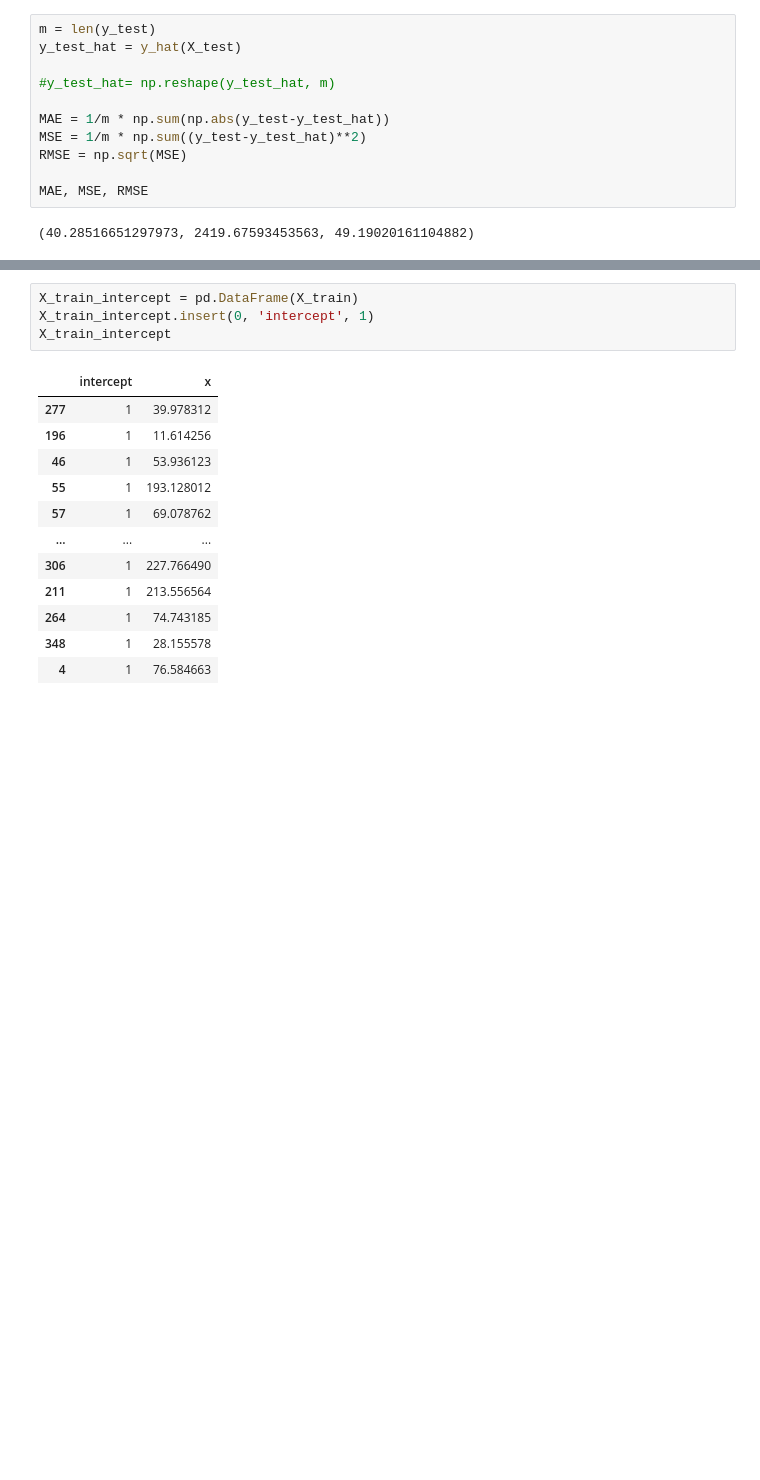
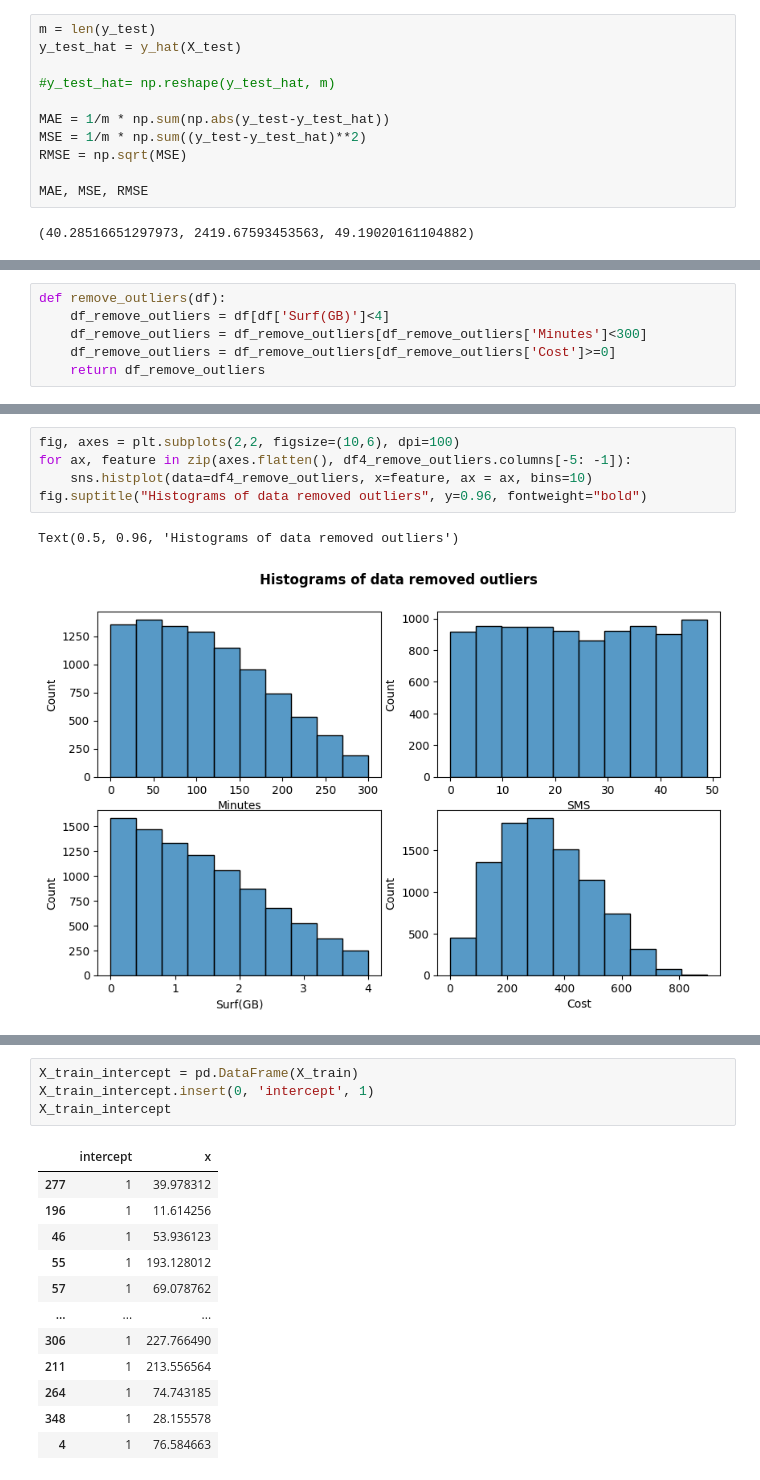
Before and after one commit to yuna-liu/Maskininlarning-Yuna-Liu, a Jupyter notebook: Exercises/E00_linear_regression.ipynb, the cells around one changed output, grey strips where cells are left out. Cells and saved outputs as stored; diff of their text form; blank space fills up the shorter version.

```diff
--- a/Exercises/E00_linear_regression.ipynb
+++ b/Exercises/E00_linear_regression.ipynb
@@ -465,0 +501,6 @@ d)
+# %%
+def remove_outliers(df):
+    df_remove_outliers = df[df['Surf(GB)']<4]
+    df_remove_outliers = df_remove_outliers[df_remove_outliers['Minutes']<300]
+    df_remove_outliers = df_remove_outliers[df_remove_outliers['Cost']>=0]
+    return df_remove_outliers
@@ -466,3 +512,11 @@ d)
+# %%
+fig, axes = plt.subplots(2,2, figsize=(10,6), dpi=100)
+for ax, feature in zip(axes.flatten(), df4_remove_outliers.columns[-5: -1]):
+    sns.histplot(data=df4_remove_outliers, x=feature, ax = ax, bins=10)
+fig.suptitle("Histograms of data removed outliers", y=0.96, fontweight="bold")
+# %% [output]
+Text(0.5, 0.96, 'Histograms of data removed outliers')
+[figure, added]
 # %% [markdown]
 ## 5. Multiple linear regression (*)
 
```
Also changed, not shown: parts of 4 cells of this notebook, 1 other file.
